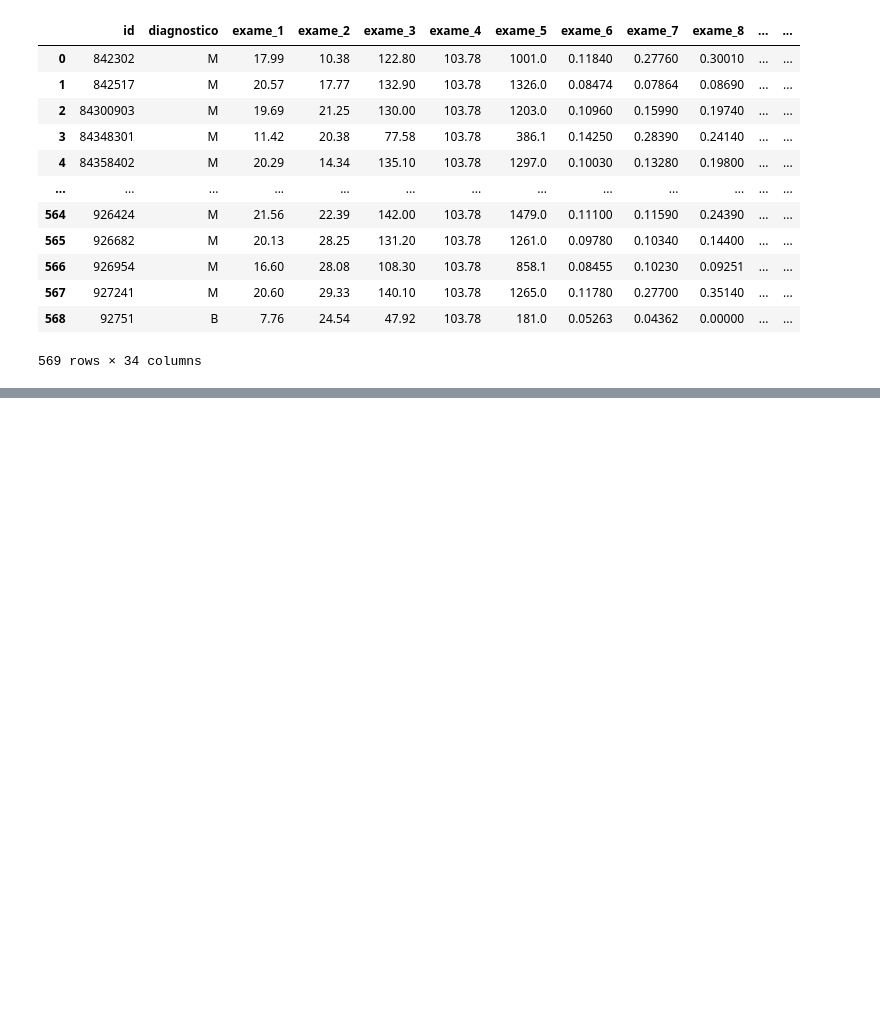
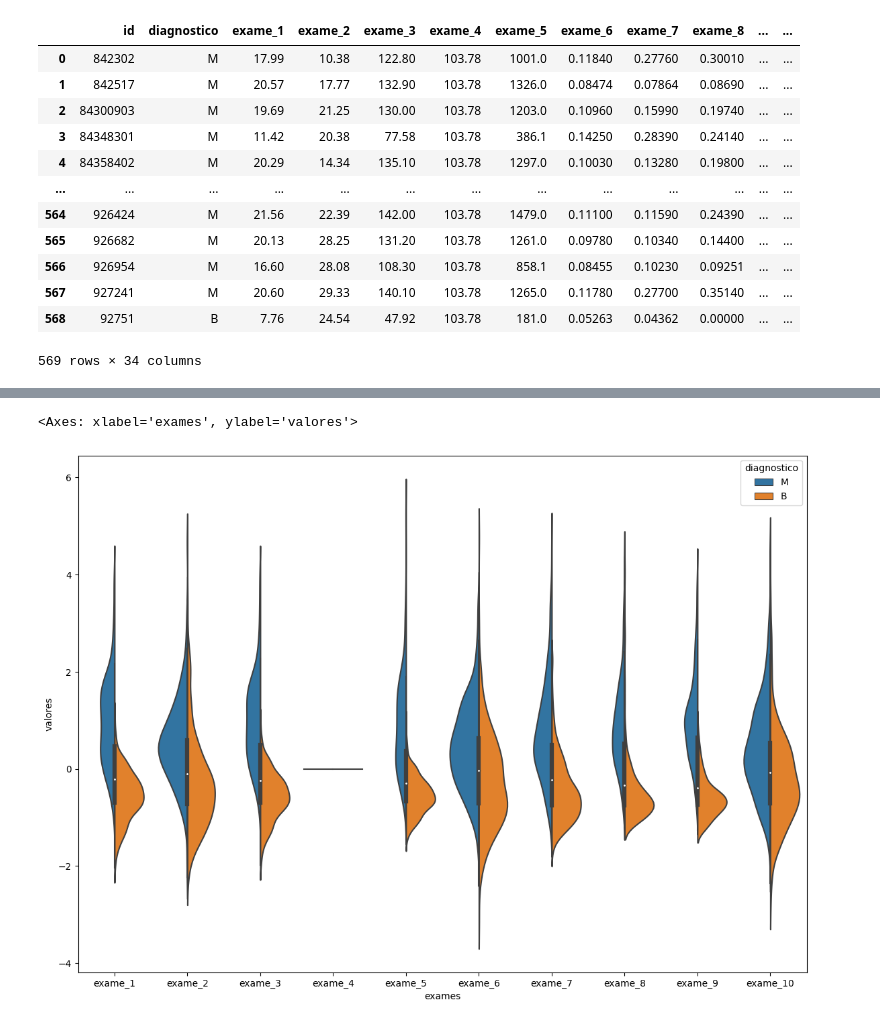
Before and after one commit to pedroamelo/Alura-Machine-Learning-3, a Jupyter notebook: Machine Learning - Lidando com dados de muitas dimensões.ipynb, the cells around one changed output, grey strips where cells are left out. Cells and saved outputs as stored; diff of their text form; code cells hidden in the pictures; blank space fills up the shorter version.

```diff
--- a/Machine Learning - Lidando com dados de muitas dimensões.ipynb
+++ b/Machine Learning - Lidando com dados de muitas dimensões.ipynb
@@ -100,0 +125,4 @@ dados
+# %%
+valores_exames_v2 = pd.DataFrame(data = valores_exames_v2, columns=valores_exames.keys())
+# %%
+valores_exames_v2 = pd.concat([dados['diagnostico'], valores_exames_v2], axis=1)
@@ -100,0 +145,16 @@ dados
+# %%
+def grafico_violino(valores, inicio, fim):
+    padrao = StandardScaler()
+    padrao.fit(valores)
+    valores_exames_v2 = padrao.transform(valores)
+
+    valores_exames_v2 = pd.DataFrame(data = valores_exames_v2, columns=valores_exames.keys())
+    valores_exames_v2 = pd.concat([dados['diagnostico'], valores_exames_v2.iloc[:,inicio-1:fim]], axis=1)
+
+
+    dados_plot = pd.melt(valores_exames_v2, id_vars='diagnostico', var_name='exames', value_name='valores')
+
+    ax = sns.violinplot(x='exames', y='valores', hue='diagnostico', data=dados_plot, split=True)
+    ax.figure.set_size_inches(14,10)
+
+    return ax
@@ -101,3 +179,8 @@ dados
 # %%
 dados_plot = pd.melt(dados, id_vars='diagnostico',
                      var_name='exames', value_vars='exame_1', value_name='valores')
+# %%
+grafico_violino(valores_exames, 1,10)
+# %% [output]
+<Axes: xlabel='exames', ylabel='valores'>
+[figure, added]
```
Also changed, not shown: parts of 24 cells of this notebook.
